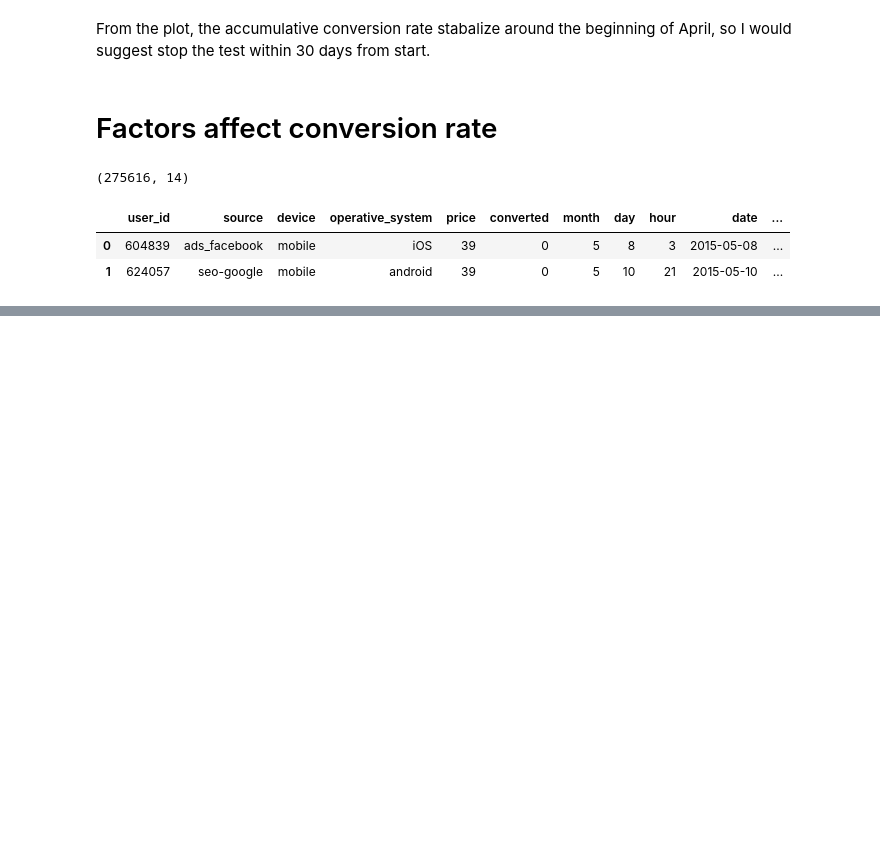
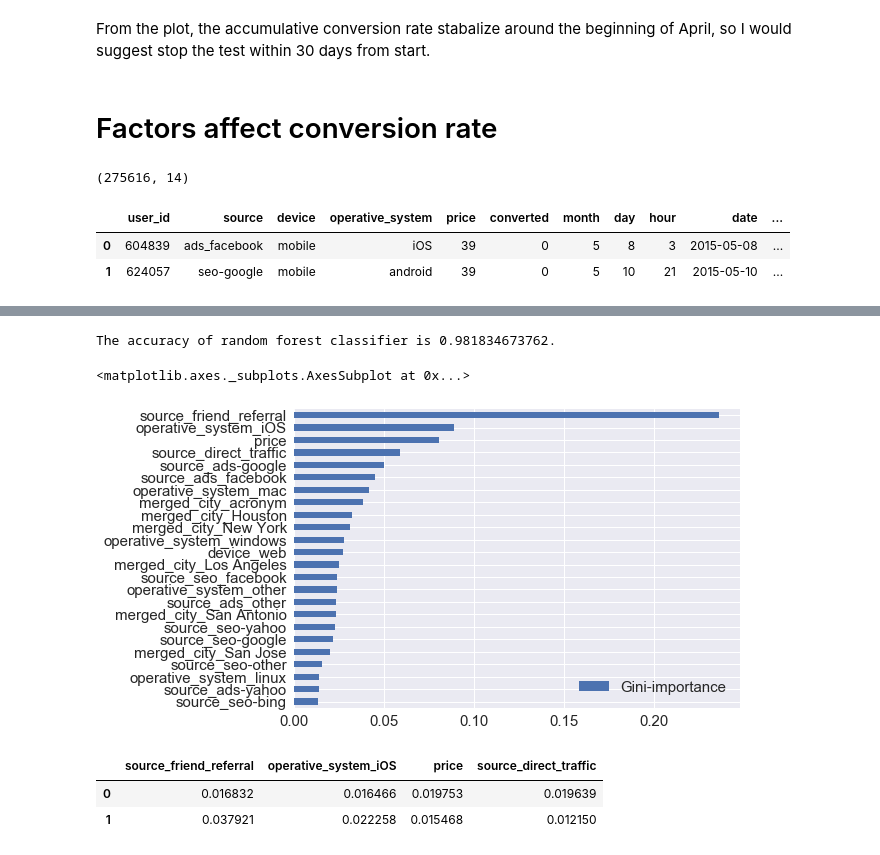
Before and after one commit to mizhazha/insight_data_challenge, a Jupyter notebook: challege2/EDA.ipynb, the cells around one changed output, grey strips where cells are left out. Drawn from its saved outputs; the diff is of its cells as text; code cells hidden in the pictures; blank space fills up the shorter version.

```diff
--- a/challege2/EDA.ipynb
+++ b/challege2/EDA.ipynb
@@ -173,0 +192,32 @@ feature = joint_table[['source', 'device', 'operative_system', 'price', 'city',
+# %%
+def merge_city(city_name):
+    top_cities = ['New York','Chicago','Houston','San Antonio','Los Angeles','San Jose']
+    if city_name not in top_cities:
+        return 'acronym'
+    else:
+        return city_name
+joint_table['merged_city'] = joint_table['city'].apply(lambda x: merge_city(x))
+# %%
+raw_x = joint_table[['source', 'device', 'operative_system', 'price', 'merged_city']]
+y = joint_table['converted']
+x = pd.get_dummies(raw_x, drop_first=True)
+# %%
+x_train, x_test, y_train, y_test = train_test_split(x, y, test_size=0.3, random_state=0)
+# %%
+# use random forest to get feature importance
+rf_clf = RandomForestClassifier(min_samples_leaf=25, n_estimators=20)
+rf_clf.fit(x_train, y_train)
+rf_preds = rf_clf.predict(x_test)
+print "The accuracy of random forest classifier is {}.".format(accuracy_score(y_test, rf_preds))
+# %% [output]
+The accuracy of random forest classifier is 0.981834673762.
+# %%
+feats = {}
+for feature, importance in zip(x.columns, rf_clf.feature_importances_):
+    feats[feature] = importance
+
+importances = pd.DataFrame.from_dict(feats, orient='index').rename(columns={0: 'Gini-importance'})
+importances.sort_values(by='Gini-importance').plot(kind='barh')
+# %% [output]
+<matplotlib.axes._subplots.AxesSubplot at 0x...>
+[figure, added]
@@ -173,0 +234,6 @@ feature = joint_table[['source', 'device', 'operative_system', 'price', 'city',
+# %%
+mat
+# %% [output]
+|  | source_friend_referral | operative_system_iOS | price | source_direct_traffic |
+| 0 | 0.016832 | 0.016466 | 0.019753 | 0.019639 |
+| 1 | 0.037921 | 0.022258 | 0.015468 | 0.012150 |
```
Also changed, not shown: parts of 8 cells of this notebook.
